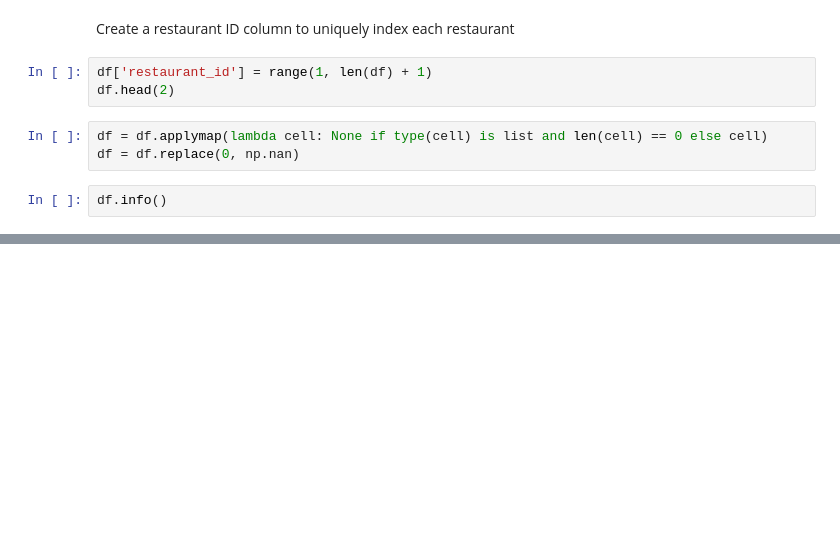
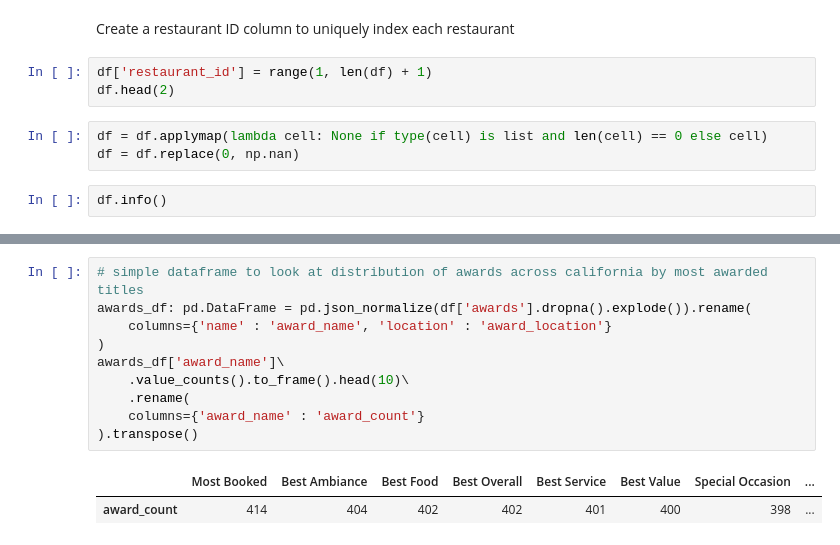
Before and after one commit to dotlas/mission_dotlas, a Jupyter notebook: analysis.ipynb, the cells around one changed output, grey strips where cells are left out. Saved outputs shown, nothing was run; the diff lists cells and outputs as text; blank space fills up the shorter version.

```diff
--- a/analysis.ipynb
+++ b/analysis.ipynb
@@ -88,0 +105,13 @@ df.info()
+# %%
+# simple dataframe to look at distribution of awards across california by most awarded titles
+awards_df: pd.DataFrame = pd.json_normalize(df['awards'].dropna().explode()).rename(
+    columns={'name' : 'award_name', 'location' : 'award_location'}
+)
+awards_df['award_name']\
+    .value_counts().to_frame().head(10)\
+    .rename(
+    columns={'award_name' : 'award_count'}
+).transpose()
+# %% [output]
+|  | Most Booked | Best Ambiance | Best Food | Best Overall | Best Service | Best Value | Special Occasion | ... |
+| award_count | 414 | 404 | 402 | 402 | 401 | 400 | 398 | ... |
```
Also changed, not shown: parts of 17 cells of this notebook.
